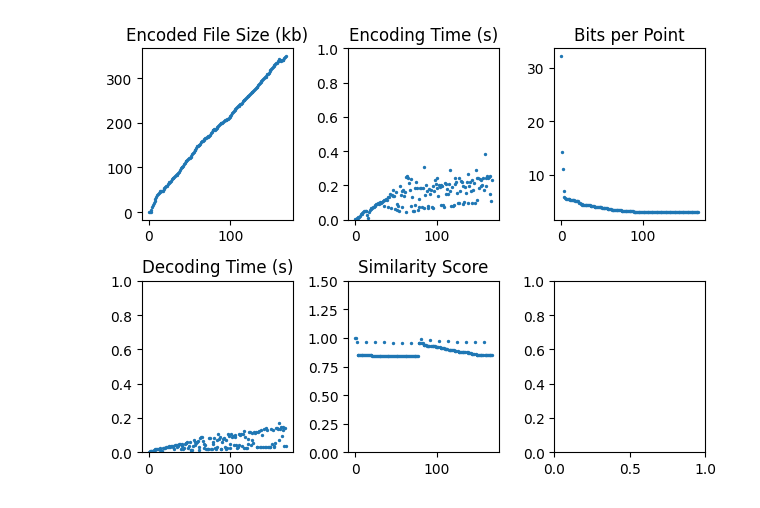
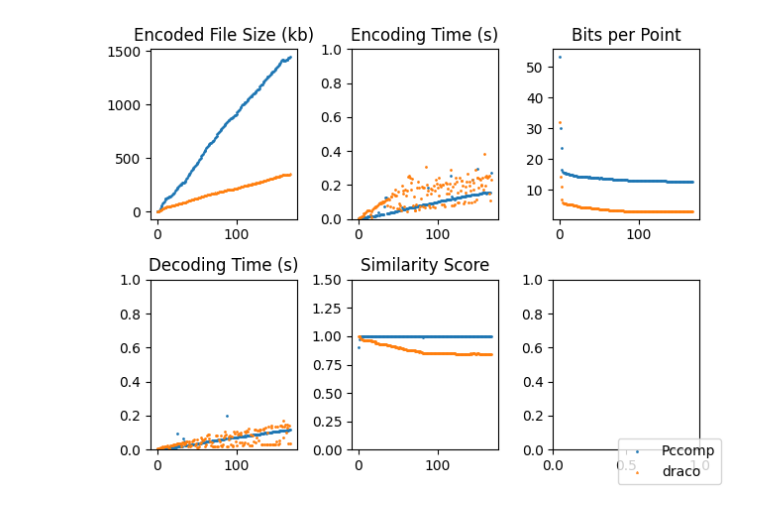
Before and after one commit to lupeterm/pc-compression, a Jupyter notebook: plot.ipynb, the cells around one changed output. Saved outputs shown, nothing was run; the diff lists cells and outputs as text; code cells hidden in the pictures.

Commit message:
refactor project structure, first results for pccomp

```diff
--- a/plot.ipynb
+++ b/plot.ipynb
@@ -3,9 +3,25 @@ import matplotlib.pyplot as plt
 import numpy as np
 import pandas as pd
 # %%
-metrics_df = pd.read_csv(
-    "/home/peter/Documents/uni/FIN-Dataset/hallway/draco/metrics/draco-hallway.csv"
+sim_pccomp = pd.read_csv(
+    "/home/peter/Documents/uni/FIN-Dataset/hallway/pccomp/metrics/pccomp-hallway-sim.csv"
+
 )
+sim_draco = pd.read_csv(
+    "/home/peter/Documents/uni/FIN-Dataset/hallway/draco/metrics/draco-hallway-sim.csv"
+)
+# %%
+metrics_df = pd.read_csv(
+    # "/home/peter/Documents/uni/FIN-Dataset/hallway/draco/metrics/draco-hallway.csv"
+    "/home/peter/Documents/uni/FIN-Dataset/hallway/pccomp/metrics/pccomp-hallway.csv"
+
+)
+metrics_draco = pd.read_csv(
+    "/home/peter/Documents/uni/FIN-Dataset/hallway/draco/metrics/draco-hallway.csv"
+)
+# %%
+metrics_df["Symmetric Similarity"] = sim_pccomp["Symmetric Similarity"]
+metrics_draco["Symmetric Similarity"] = sim_draco["Symmetric Similarity"]
 # %%
 metrics_df
 # %% [output]
@@ -30,22 +62,35 @@ time_dec = metrics_df["time_dec_ns"]/10**9
 points = metrics_df["num_points"]
 similarity = metrics_df["Symmetric Similarity"]
 x = np.arange(metrics_df.index.size)
+
+draco_bpps = metrics_draco["bpp"]
+draco_enc_size = metrics_draco["enc_file_size_bits"]/8000
+draco_time_enc = metrics_draco["time_enc_ns"]/10**9
+draco_time_dec = metrics_draco["time_dec_ns"]/10**9
+draco_points = metrics_draco["num_points"]
+draco_similarity = metrics_draco["Symmetric Similarity"]
 # %%
 fig, axs = plt.subplots(2,3)
 
-axs[0, 0].scatter(x, enc_size, s=2)
+l1 = axs[0, 0].scatter(x, enc_size, s=1)
+l2 = axs[0, 0].scatter(x, draco_enc_size, s=1, marker='^')
 axs[0, 0].set_title("Encoded File Size (kb)")
-axs[0, 1].scatter(x, time_enc, s=2)
+axs[0, 1].scatter(x, time_enc, s=1)
+axs[0, 1].scatter(x, draco_time_enc, s=1)
 axs[0, 1].set_title("Encoding Time (s)")
-axs[1, 0].scatter(x, time_dec, s=2)
+axs[1, 0].scatter(x, time_dec, s=1)
+axs[1, 0].scatter(x, draco_time_dec, s=1)
 axs[1, 0].set_title("Decoding Time (s)")
-axs[1, 1].scatter(x, similarity, s=2)
+axs[1, 1].scatter(x, similarity, s=1)
+axs[1, 1].scatter(x, draco_similarity, s=1)
 axs[1, 1].set_title("Similarity Score")
-axs[0, 2].scatter(x, bpps, s=2)
+axs[0, 2].scatter(x, bpps, s=1)
+axs[0, 2].scatter(x, draco_bpps, s=1)
 axs[0, 2].set_title("Bits per Point")
 axs[1, 1].set_ylim([0, 1.5])
 axs[0, 1].set_ylim([0, 1])
 axs[1, 0].set_ylim([0, 1])
+fig.legend([l1, l2], ["Pccomp", "draco"], loc="center right")
 fig.tight_layout()
 # %% [output]
-[figure, old version]
+[figure, new version]
```
Also changed, not shown: parts of 2 cells of this notebook, 11 other files.
